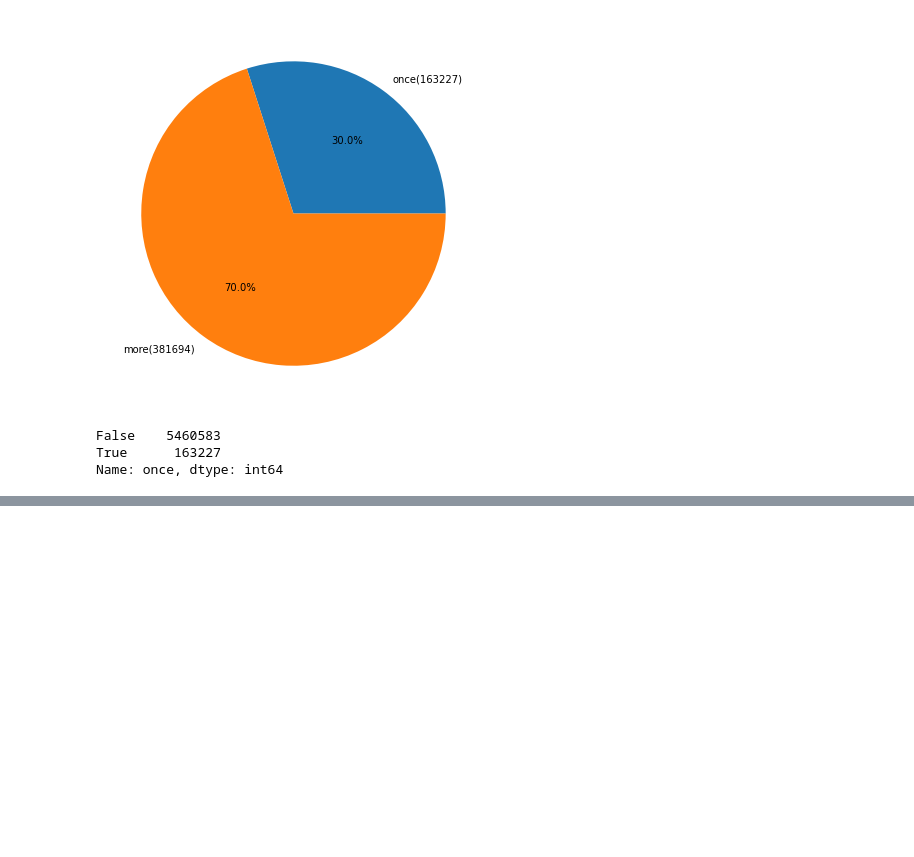
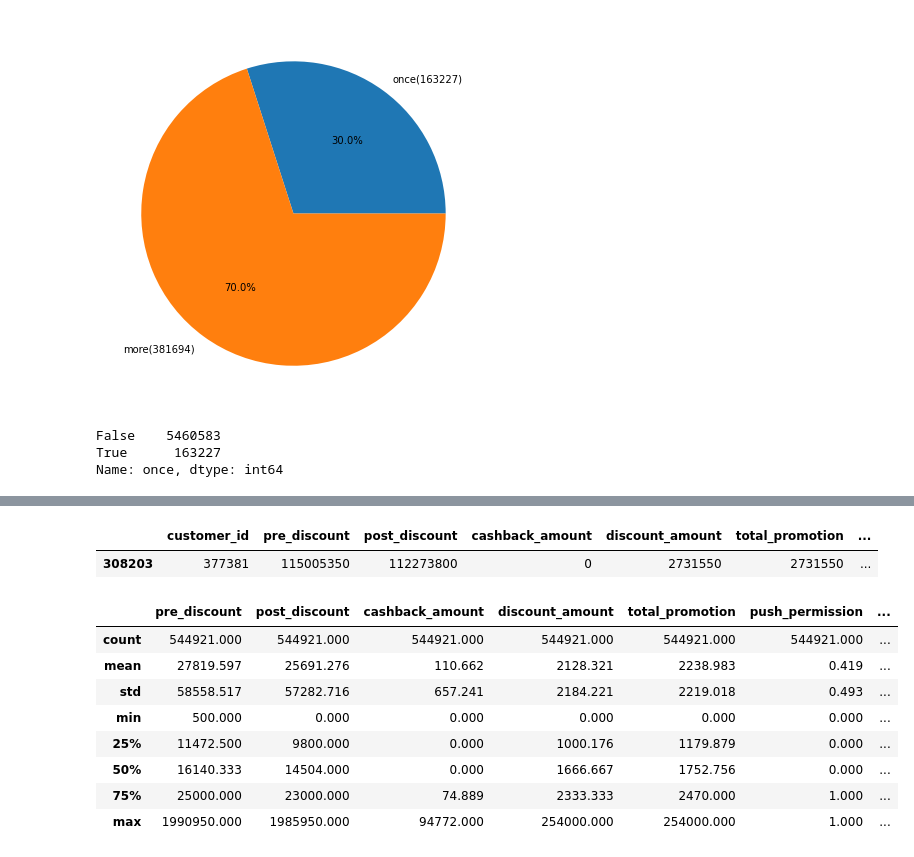
Before and after one commit to LUCI031/chai_analytics, a Jupyter notebook: EDA.ipynb, the cells around one changed output, grey strips where cells are left out. Drawn from its saved outputs; the diff is of its cells as text; code cells hidden in the pictures; blank space fills up the shorter version.

```diff
--- a/EDA.ipynb
+++ b/EDA.ipynb
@@ -178,0 +201,20 @@ df_cus.describe()
+# %%
+# 번외: 1억 상당을 구매한 최고의 VIP의 거래 기록, 총 175건을 결제했다
+df_cus1[df_cus1['pre_discount'] == max(df_cus1['pre_discount'])]
+# %% [output]
+|  | customer_id | pre_discount | post_discount | cashback_amount | discount_amount | total_promotion | ... |
+| 308203 | 377381 | 115005350 | 112273800 | 0 | 2731550 | 2731550 | ... |
+# %%
+# 유저별 평균 구매 데이터
+df_cus2 = df.groupby('customer_id').mean().reset_index()
+df_cus2.describe()
+# %% [output]
+|  | pre_discount | post_discount | cashback_amount | discount_amount | total_promotion | push_permission | ... |
+| count | 544921.000 | 544921.000 | 544921.000 | 544921.000 | 544921.000 | 544921.000 | ... |
+| mean | 27819.597 | 25691.276 | 110.662 | 2128.321 | 2238.983 | 0.419 | ... |
+| std | 58558.517 | 57282.716 | 657.241 | 2184.221 | 2219.018 | 0.493 | ... |
+| min | 500.000 | 0.000 | 0.000 | 0.000 | 0.000 | 0.000 | ... |
+| 25% | 11472.500 | 9800.000 | 0.000 | 1000.176 | 1179.879 | 0.000 | ... |
+| 50% | 16140.333 | 14504.000 | 0.000 | 1666.667 | 1752.756 | 0.000 | ... |
+| 75% | 25000.000 | 23000.000 | 74.889 | 2333.333 | 2470.000 | 1.000 | ... |
+| max | 1990950.000 | 1985950.000 | 94772.000 | 254000.000 | 254000.000 | 1.000 | ... |
```
Also changed, not shown: parts of 7 cells of this notebook.
